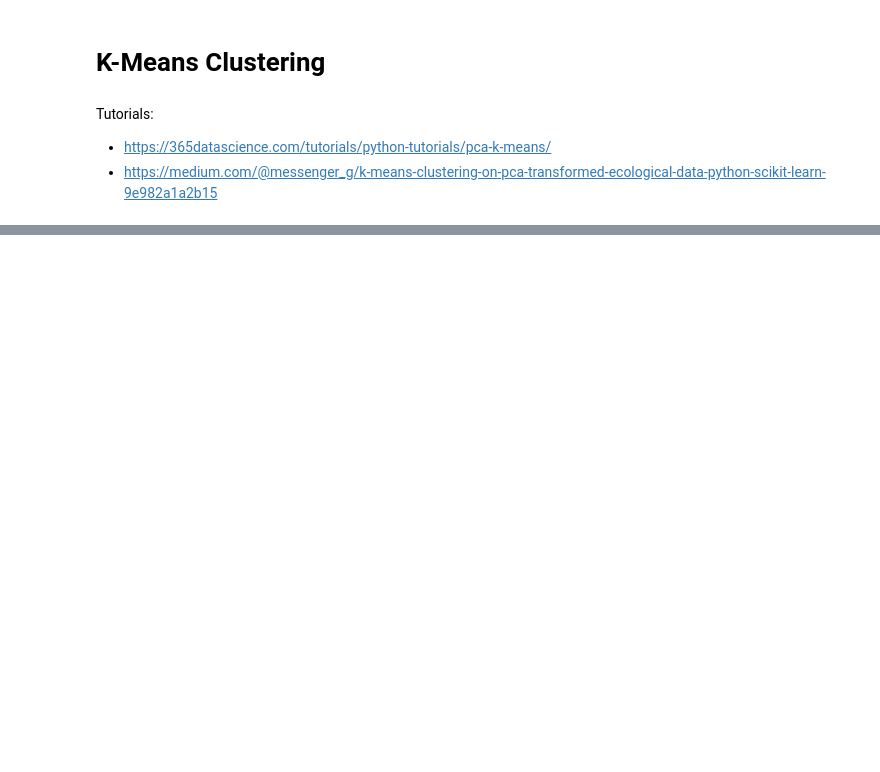
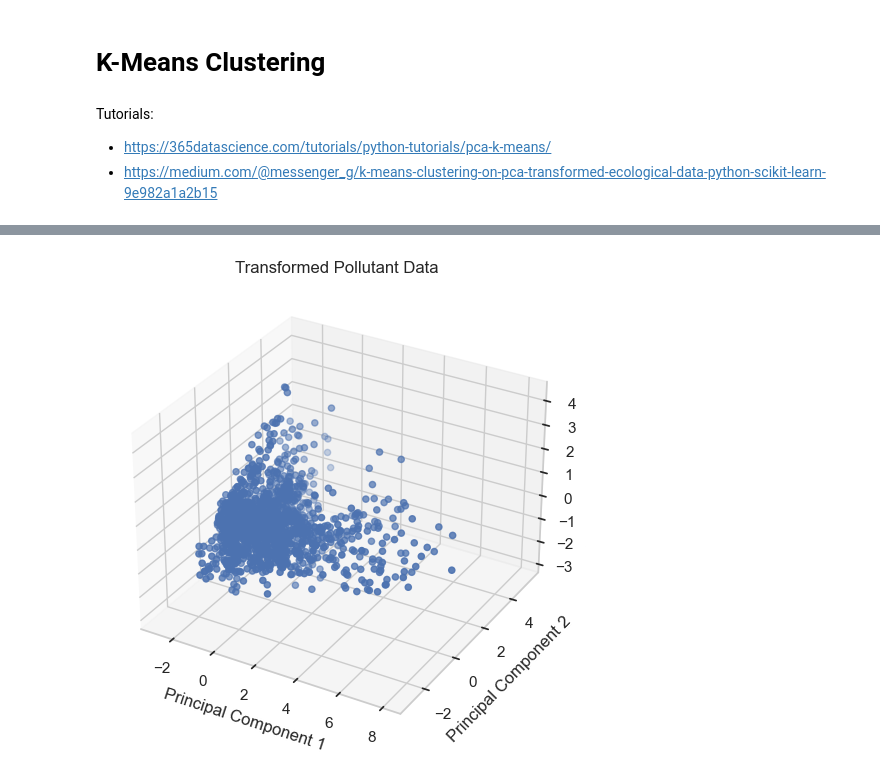
Before and after one commit to SethKalantzis-103992935/COS30049-Computing-Technology-Innovation-Project, a Jupyter notebook: v2/analysis/clustering-k-means.ipynb, the cells around one changed output, grey strips where cells are left out. Drawn from its saved outputs; the diff is of its cells as text; code cells hidden in the pictures; blank space fills up the shorter version.

```diff
--- a/v2/analysis/clustering-k-means.ipynb
+++ b/v2/analysis/clustering-k-means.ipynb
@@ -98,9 +155,23 @@ plt.show()
 # %%
 # Perform PCA with the chosen number of components.
-pca = PCA(n_components=3)                                     # Create a PCA object with the chosen number of components
-pca.fit(pollutant_columns_scaled)                             # Fit the PCA object to the scaled pollutant columns
-pca.transform(pollutant_columns_scaled)                       # Transform the scaled pollutant columns
-scores_pca = pca.transform(pollutant_columns_scaled)          # Extract the transformed pollutant columns
+pca = PCA(n_components=n_components)                                # Create a PCA object with the chosen number of components
+pca.fit(pollutant_columns_scaled)                                   # Fit the PCA object to the scaled pollutant columns
+pca.transform(pollutant_columns_scaled)                             # Transform the scaled pollutant columns
+scores_pca = pca.transform(pollutant_columns_scaled)                # Extract the transformed pollutant columns
+
+# Visualize the transformed data.
+fig = plt.figure(figsize=(10, 6))                                   # Create a figure
+ax = fig.add_subplot(111, projection='3d')                          # Create a 3D axis
+ax.scatter(scores_pca[:, 0], scores_pca[:, 1], scores_pca[:, 2])    # Scatter plot the transformed data
+ax.set_xlabel('Principal Component 1')                              # Set the x-axis label
+ax.set_ylabel('Principal Component 2')                              # Set the y-axis label
+ax.set_zlabel('Principal Component 3')                              # Set the z-axis label
+ax.set_title('Transformed Pollutant Data')                          # Set the title
+plt.show()                                                          # Show the plot
+
+# TODO: Set PC3 label
+# %% [output]
+[figure, added]
 # %%
 # Use the elbow method to find the optimal number of clusters.
 wcss = []                                                                                              # Create an empty list to store the within-cluster sum of squares
```
Also changed, not shown: parts of 16 cells of this notebook.
